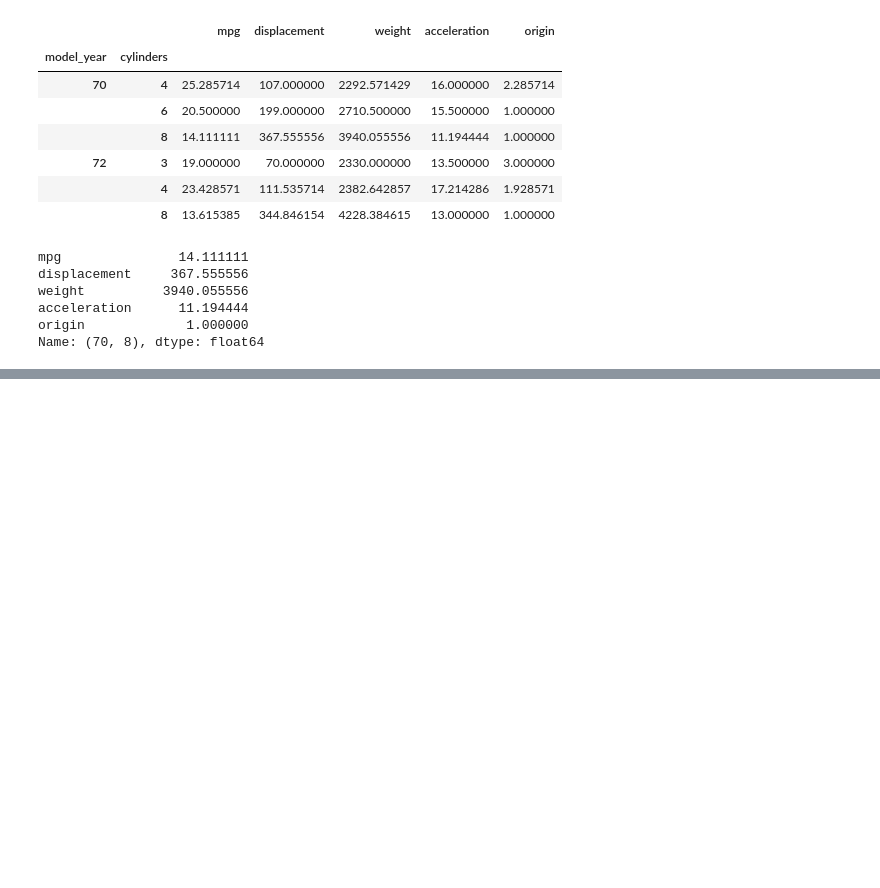
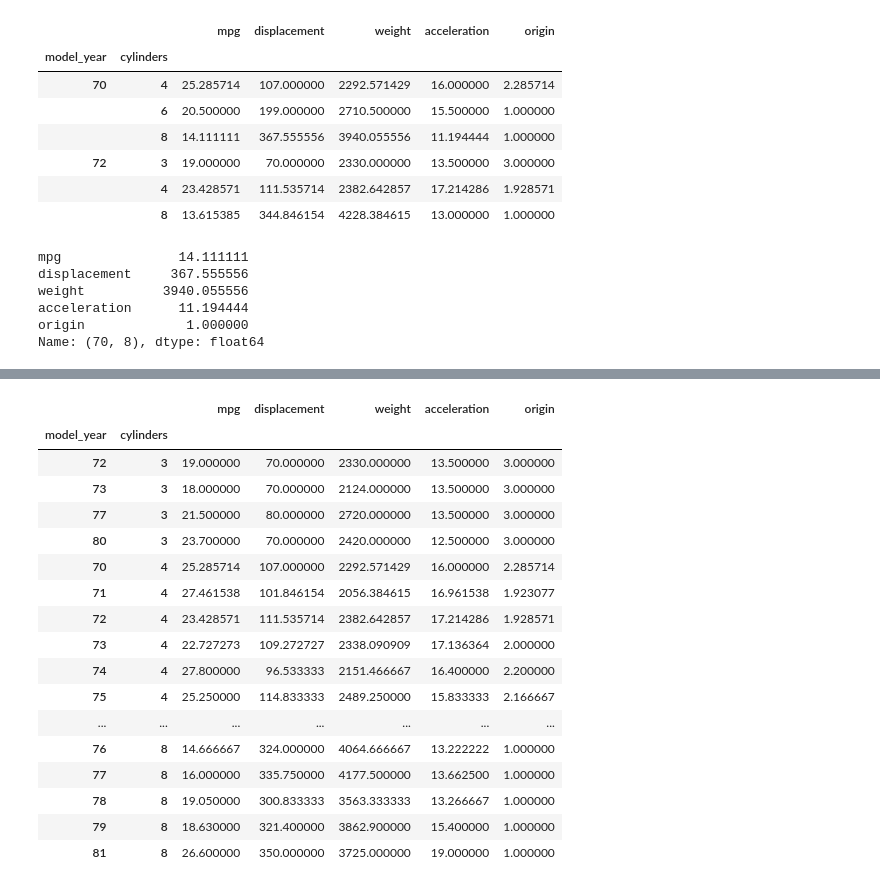
Before and after one commit to lamntt/data-science, a Jupyter notebook: Pandas/5.Groupby-Operations-and-MultiIndex.ipynb, the cells around one changed output, grey strips where cells are left out. Drawn from its saved outputs; the diff is of its cells as text; code cells hidden in the pictures; blank space fills up the shorter version.

```diff
--- a/Pandas/5.Groupby-Operations-and-MultiIndex.ipynb
+++ b/Pandas/5.Groupby-Operations-and-MultiIndex.ipynb
@@ -156,0 +183,21 @@ Name: (70, 8), dtype: float64
+# %%
+df_cyl.sort_index(level='cylinders',ascending=True)
+# %% [output]
+|  |  | mpg | displacement | weight | acceleration | origin |
+| model_year | cylinders |  |  |  |  |  |
+| 72 | 3 | 19.000000 | 70.000000 | 2330.000000 | 13.500000 | 3.000000 |
+| 73 | 3 | 18.000000 | 70.000000 | 2124.000000 | 13.500000 | 3.000000 |
+| 77 | 3 | 21.500000 | 80.000000 | 2720.000000 | 13.500000 | 3.000000 |
+| 80 | 3 | 23.700000 | 70.000000 | 2420.000000 | 12.500000 | 3.000000 |
+| 70 | 4 | 25.285714 | 107.000000 | 2292.571429 | 16.000000 | 2.285714 |
+| 71 | 4 | 27.461538 | 101.846154 | 2056.384615 | 16.961538 | 1.923077 |
+| 72 | 4 | 23.428571 | 111.535714 | 2382.642857 | 17.214286 | 1.928571 |
+| 73 | 4 | 22.727273 | 109.272727 | 2338.090909 | 17.136364 | 2.000000 |
+| 74 | 4 | 27.800000 | 96.533333 | 2151.466667 | 16.400000 | 2.200000 |
+| 75 | 4 | 25.250000 | 114.833333 | 2489.250000 | 15.833333 | 2.166667 |
+| ... | ... | ... | ... | ... | ... | ... |
+| 76 | 8 | 14.666667 | 324.000000 | 4064.666667 | 13.222222 | 1.000000 |
+| 77 | 8 | 16.000000 | 335.750000 | 4177.500000 | 13.662500 | 1.000000 |
+| 78 | 8 | 19.050000 | 300.833333 | 3563.333333 | 13.266667 | 1.000000 |
+| 79 | 8 | 18.630000 | 321.400000 | 3862.900000 | 15.400000 | 1.000000 |
+| 81 | 8 | 26.600000 | 350.000000 | 3725.000000 | 19.000000 | 1.000000 |
```
Also changed, not shown: parts of 8 cells of this notebook.
